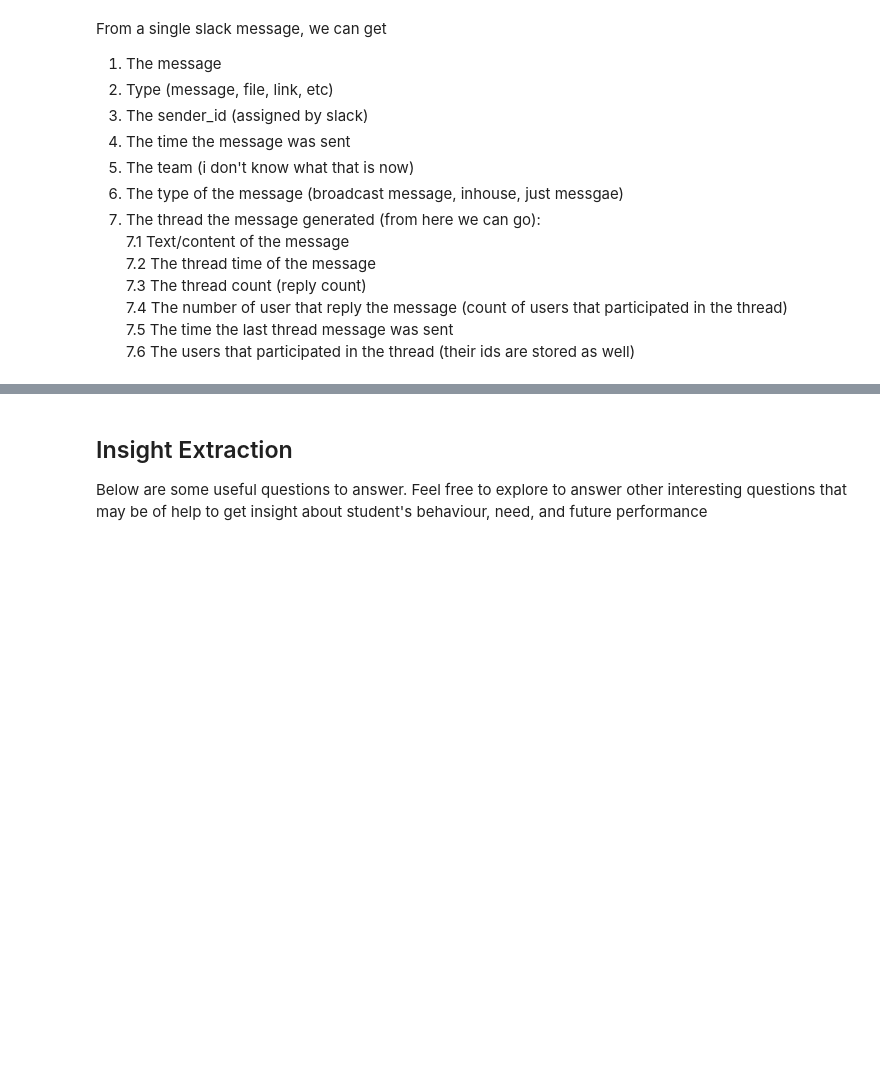
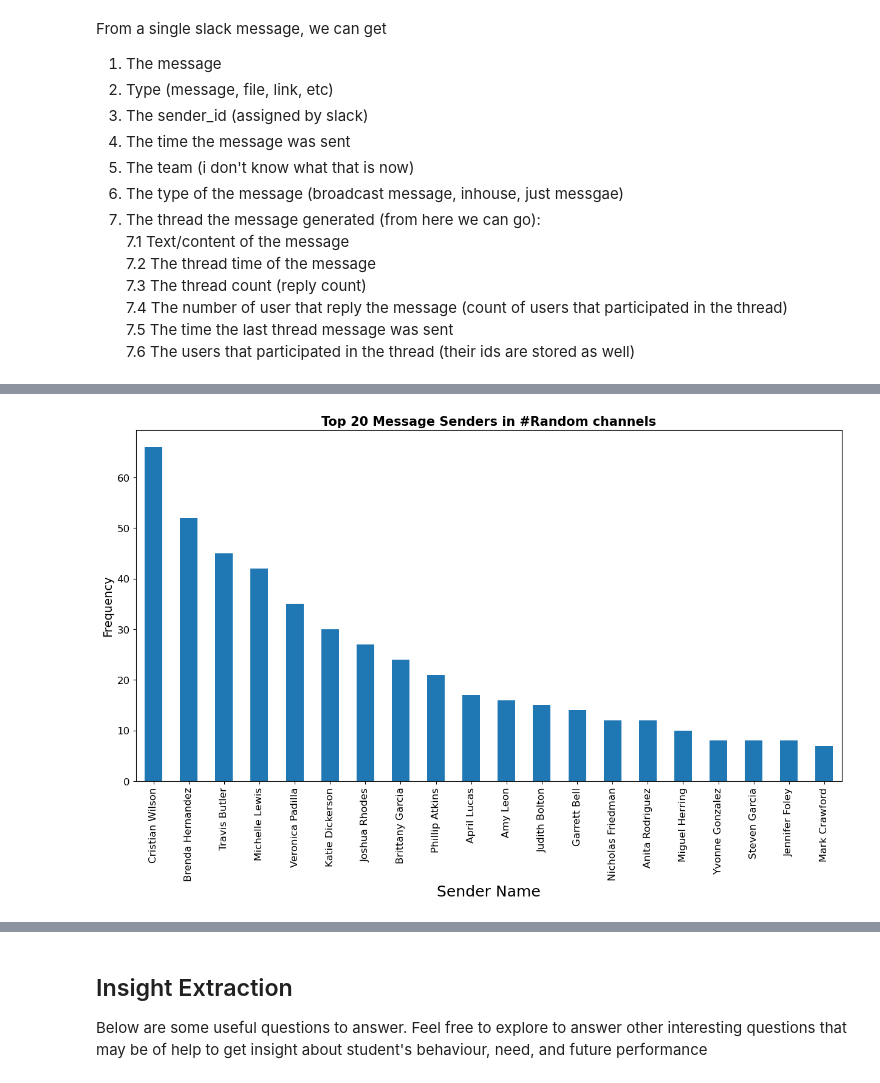
Before and after one commit to abdimussa87/week0_starter_network_analysis, a Jupyter notebook: notebooks/parse_slack_data.ipynb, the cells around one changed output, grey strips where cells are left out. Saved outputs shown, nothing was run; the diff lists cells and outputs as text; code cells hidden in the pictures; blank space fills up the shorter version.

```diff
--- a/notebooks/parse_slack_data.ipynb
+++ b/notebooks/parse_slack_data.ipynb
@@ -48,0 +68,3 @@ data_loader = SlackDataLoader("../anonymized")
+# %%
+all_week_1_path = os.path.join("../anonymized", 'all-week1/')
+week1_df = utils.slack_parser(all_week_1_path)
@@ -101,3 +132,8 @@ def draw_user_reaction(data, channel='General'):
     plt.xlabel("Sender Name", size=18); plt.ylabel("Frequency", size=18);
     plt.xticks(size=14); plt.yticks(size=14);
     plt.show()
+# %%
+# Get top 20 users with the highest number of messages sent to any channel
+get_top_20_user(week1_df)
+# %% [output]
+[figure, added]
```
Also changed, not shown: parts of 12 cells of this notebook.
